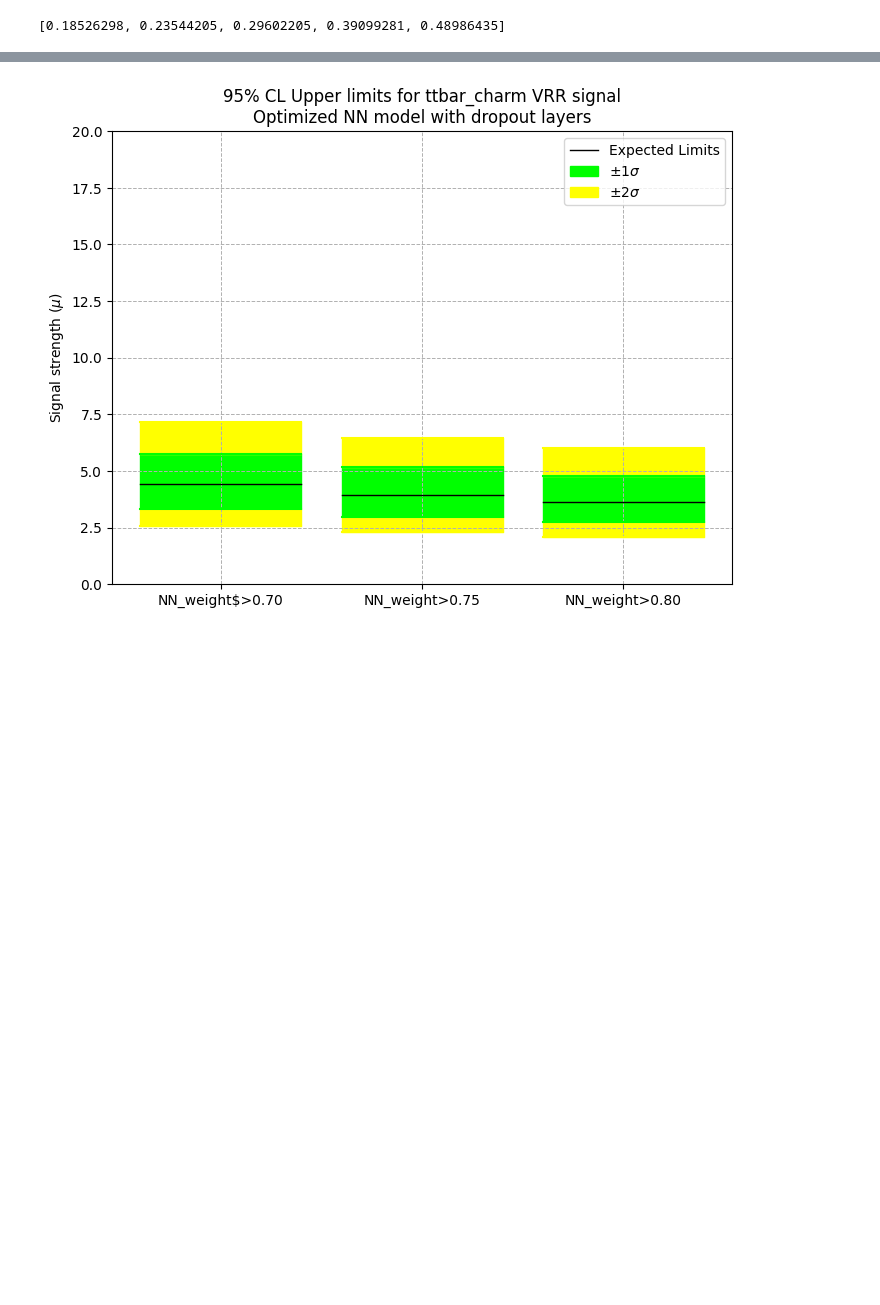
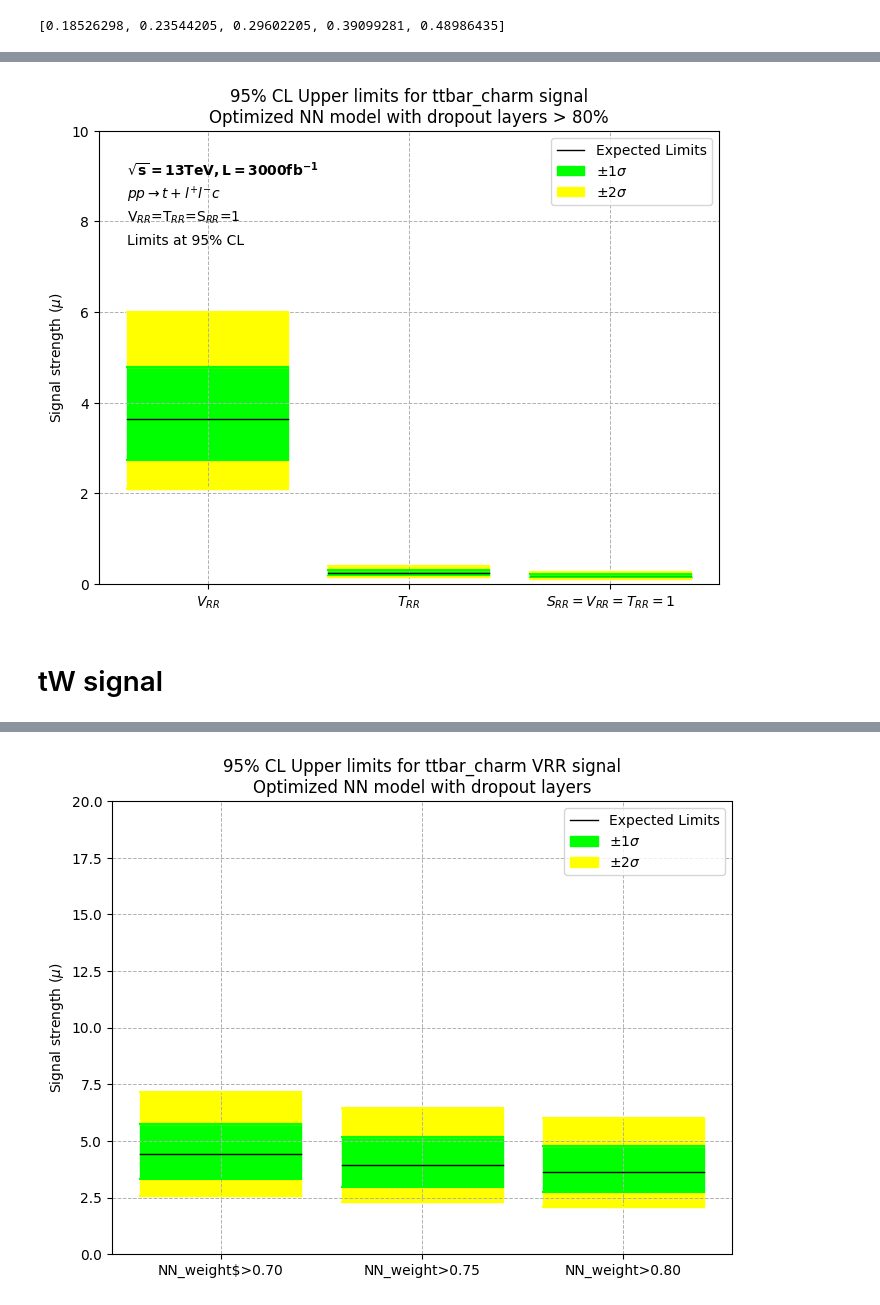
Before and after one commit to mghasemi19/TopFC, a Jupyter notebook: Fit_results/UL_plots.ipynb, the cells around one changed output, grey strips where cells are left out. Drawn from its saved outputs; the diff is of its cells as text; code cells hidden in the pictures; blank space fills up the shorter version.

```diff
--- a/Fit_results/UL_plots.ipynb
+++ b/Fit_results/UL_plots.ipynb
@@ -211,3 +360,12 @@ UL_plots('[array(0.10777805), array(0.1403877), array(0.1854143), array(0.243963
+# %%
+UL_all_plots('[array(2.09669706), array(2.73480403), array(3.64589365), array(4.78655079), array(6.00283274)]',
+         '[array(0.14214937), array(0.18253698), array(0.23958449), array(0.31036259), array(0.38514362)]',
+         '[array(0.1), array(0.11974006), array(0.15853882), array(0.20834614), array(0.2638776)]',
+         'ttbar_charm', '$V_{RR}$', '$T_{RR}$', '$S_{RR}=V_{RR}=T_{RR}=1$', 'Optimized NN model with dropout layers > 80%', [0,10])
+# %% [output]
+[figure, added]
+# %% [markdown]
+# tW signal
 # %%
 UL_plots('[array(0.11114868), array(0.14393388), array(0.19067895), array(0.24950321), array(0.31030417)]',
          '[array(0.1), array(0.12440445), array(0.16694065), array(0.21901415), array(0.27490902)]',
```
Also changed, not shown: parts of 12 cells of this notebook.
